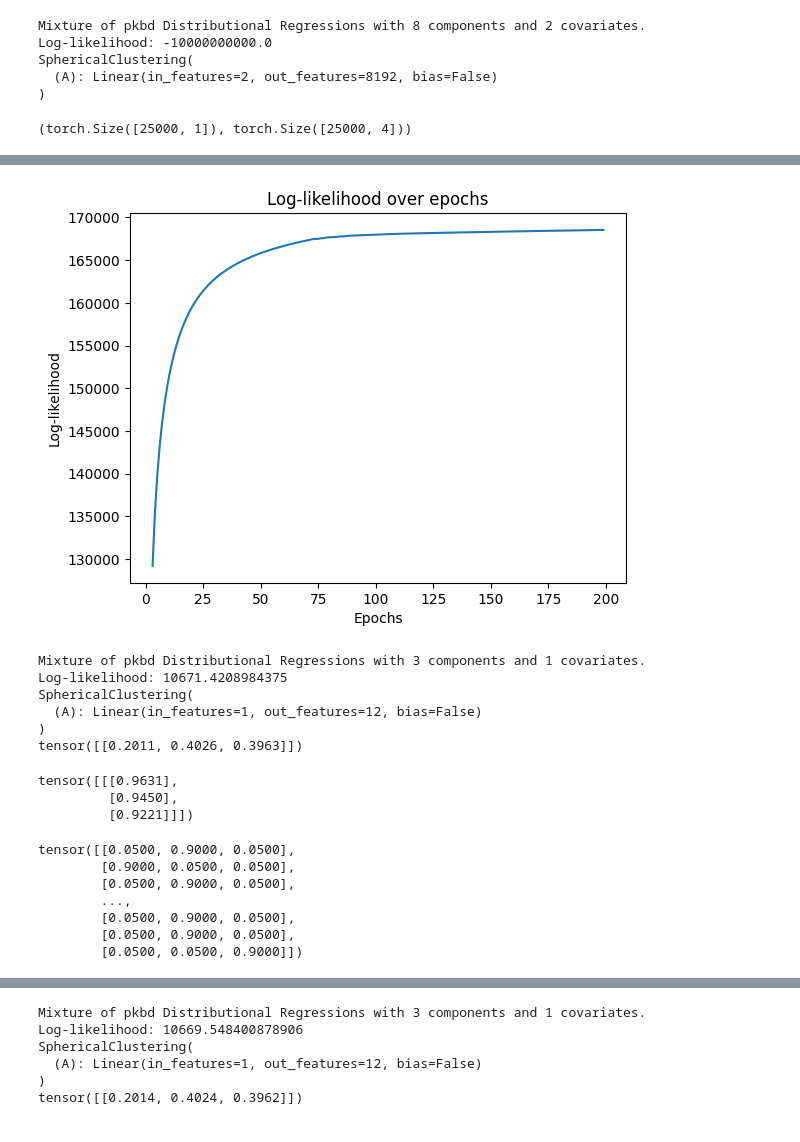
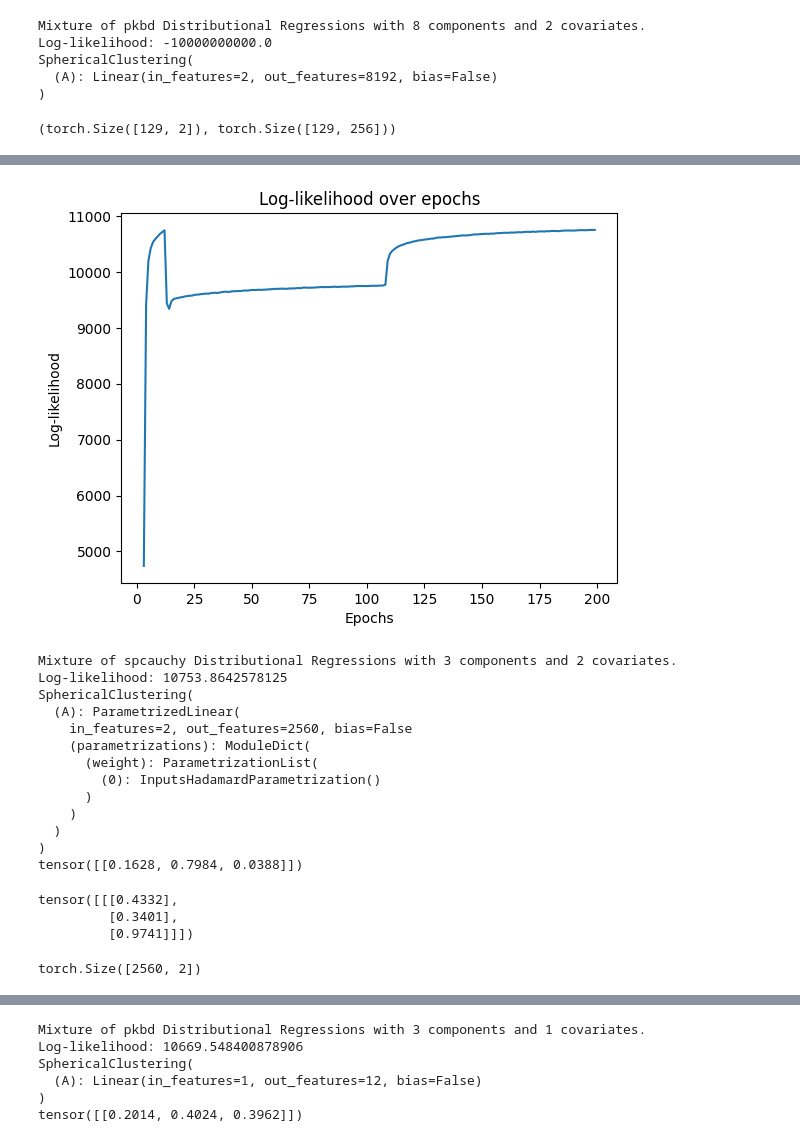
Before and after one commit to lsablica/Spheroids, a Jupyter notebook: develop.ipynb, the cells around one changed output, grey strips where cells are left out. Drawn from its saved outputs; the diff is of its cells as text; code cells hidden in the pictures.

```diff
--- a/develop.ipynb
+++ b/develop.ipynb
@@ -5,6 +5,16 @@ import torch.optim as optim
 import numpy as np
 import matplotlib.pyplot as plt
 # %%
+class InputsHadamardParametrization(torch.nn.Module):
+  def __init__(self, num_clusters, response_dim):
+    super().__init__()
+    self.v = torch.nn.Parameter(torch.ones(num_clusters, 1))
+    self.response_dim = response_dim
+
+  def forward(self, u):
+    return u * self.v.repeat_interleave(self.response_dim, dim=0)
+
+
 class SphericalClustering(nn.Module):
     def __init__(self, num_covariates, response_dim, num_clusters, distribution = "pkbd", min_weight=0.05, device='cpu'):
         super(SphericalClustering, self).__init__()
@@ -134,11 +144,15 @@ class SphericalClustering(nn.Module):
             optimizer.step()
 
 
-    def fit(self, X, Y, num_epochs=100, num_inner_steps=10, lr = 1e-3, tol = 1e-4, plot = True):
+    def fit(self, X, Y, num_epochs=100, num_inner_steps=10, lr = 1e-3, tol = 1e-4, reguralisation = 0, plot = True):
         # Fit the model using EM algorithm
         X = X.to(self.device)
         Y = Y.to(self.device)
-        optimizer = optim.AdamW(self.parameters(), lr=lr)
+        if reguralisation > 0:
+            optimizer = optim.AdamW(self.parameters(), lr=lr, weight_decay=reguralisation)
+            nn.utils.parametrize.register_parametrization(self.A, 'weight', InputsHadamardParametrization(self.num_clusters, self.response_dim))
+        else:
+            optimizer = optim.AdamW(self.parameters(), lr=lr)
 
         models_loglik_old = -1e10
 
@@ -376,16 +390,16 @@ SphericalClustering(
   (A): Linear(in_features=2, out_features=8192, bias=False)
 )
 # %%
-X = torch.tensor(np.load('data/spcauchy_X.npy')).float()
-Y = torch.tensor(np.load('data/spcauchy_Y.npy')).float()
-#X = torch.tensor(np.load('data/Abstracts256_X.npy')).float()
+#X = torch.tensor(np.load('data/spcauchy_X.npy')).float()
+#Y = torch.tensor(np.load('data/spcauchy_Y.npy')).float()
+X = torch.tensor(np.load('data/Abstracts256_X.npy')).float()
 #X = torch.ones(X.shape[0], 1)
-#Y = torch.tensor(np.load('data/Abstracts256_Y.npy')).float()
-torch.manual_seed(1)
-model = SphericalClustering(num_covariates=X.shape[1], response_dim=Y.shape[1], num_clusters=3, device="cpu", min_weight=0.05)
+Y = torch.tensor(np.load('data/Abstracts256_Y.npy')).float()
+# torch.manual_seed(1)
+model = SphericalClustering(num_covariates=X.shape[1], response_dim=Y.shape[1], num_clusters=10, device="cpu", min_weight=0.02, distribution="spcauchy")
 X.shape, Y.shape
 # %% [output]
-(torch.Size([25000, 1]), torch.Size([25000, 4]))
+(torch.Size([129, 2]), torch.Size([129, 256]))
 # %%
-l= model.fit(X, Y, num_epochs=200, num_inner_steps=20, lr=0.1, tol=1e-4)
+l= model.fit(X, Y, num_epochs=200, num_inner_steps=20, lr=0.01, tol=1e-5, reguralisation=0.1)
 # %% [output]
@@ -409,29 +423,30 @@ Epoch 200/200, Loss: -8.026110649108887, Log-likelihood: 168543.734375
-[figure, old version]
+[figure, new version]
 # %%
 print(model)
 print(torch.exp(model.pi))
 mu, rho = model.predict(X[2:3,:])
 rho
 # %% [output]
-Mixture of pkbd Distributional Regressions with 3 components and 1 covariates.
-Log-likelihood: 10671.4208984375
+Mixture of spcauchy Distributional Regressions with 3 components and 2 covariates.
+Log-likelihood: 10753.8642578125
 SphericalClustering(
-  (A): Linear(in_features=1, out_features=12, bias=False)
+  (A): ParametrizedLinear(
+    in_features=2, out_features=2560, bias=False
+    (parametrizations): ModuleDict(
+      (weight): ParametrizationList(
+        (0): InputsHadamardParametrization()
+      )
+    )
+  )
 )
-tensor([[0.2011, 0.4026, 0.3963]])
+tensor([[0.1628, 0.7984, 0.0388]])
-tensor([[[0.9631],
-         [0.9450],
-         [0.9221]]])
+tensor([[[0.4332],
+         [0.3401],
+         [0.9741]]])
-# %%
-model.W
-# %% [output]
-tensor([[0.0500, 0.9000, 0.0500],
-        [0.9000, 0.0500, 0.0500],
-        [0.0500, 0.9000, 0.0500],
-        ...,
-        [0.0500, 0.9000, 0.0500],
-        [0.0500, 0.9000, 0.0500],
-        [0.0500, 0.0500, 0.9000]])
+# %%
+model.A.weight.shape
+# %% [output]
+torch.Size([2560, 2])
 # %%
 from torch.utils.data import DataLoader, Dataset
 
```
Also changed, not shown: parts of 1 cell of this notebook.
